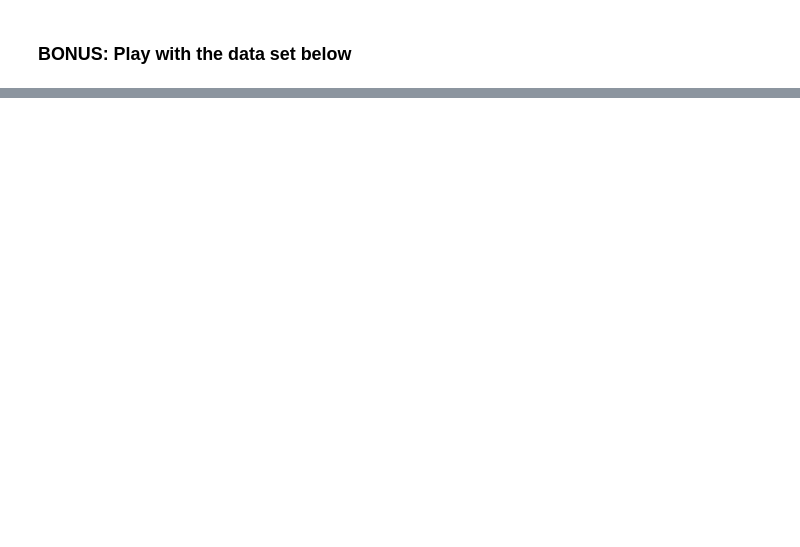
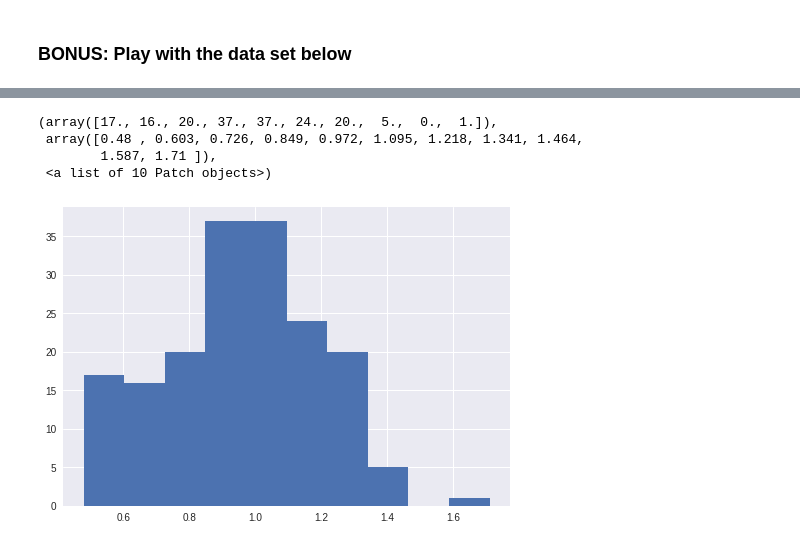
Before and after one commit to MLCCKolkata/Assignment-3, a Jupyter notebook: Anubhavkumar45.ipynb, the cells around one changed output, grey strips where cells are left out. Saved outputs shown, nothing was run; the diff lists cells and outputs as text; code cells hidden in the pictures; blank space fills up the shorter version.

```diff
--- a/Anubhavkumar45.ipynb
+++ b/Anubhavkumar45.ipynb
@@ -518,3 +554,6 @@ The attributes are (dontated by Riccardo Leardi, riclea '@' anchem.unige.it):
 #### Set the values of the first 3 rows from alcohol as NaN
 
 Hint- Use iloc to select 3 rows of wine_df
+# %%
+wine_df.loc[0:2,'Alcohol']=np.nan
+wine_df.head()
@@ -521,2 +567,5 @@ Hint- Use iloc to select 3 rows of wine_df
 # %% [markdown]
 #### Create an array of 10 random numbers uptill 10 and assign it to a  variable named `random`
+# %%
+random=np.random.randint(0,9,10)
+random
@@ -523,2 +574,5 @@ Hint- Use iloc to select 3 rows of wine_df
 # %% [markdown]
 #### Use random numbers you generated as an index and assign NaN value to each of cell of the column alcohol
+# %%
+wine_df.loc[random,'Alcohol']=np.nan
+wine_df.head(10)
@@ -532,0 +642,4 @@ Hint: you can use isnull() and sum()
+# %%
+new_index = np.random.permutation(wine_df.index)
+wine_df = wine_df.reindex(index = new_index)
+wine_df
@@ -532,0 +665,10 @@ Hint: you can use isnull() and sum()
+# %%
+import matplotlib.pyplot as plt
+
+plt.hist(wine_df['Hue'])
+# %% [output]
+(array([17., 16., 20., 37., 37., 24., 20.,  5.,  0.,  1.]),
+ array([0.48 , 0.603, 0.726, 0.849, 0.972, 1.095, 1.218, 1.341, 1.464,
+        1.587, 1.71 ]),
+ <a list of 10 Patch objects>)
+[figure, added]
```
Also changed, not shown: parts of 25 cells of this notebook.
